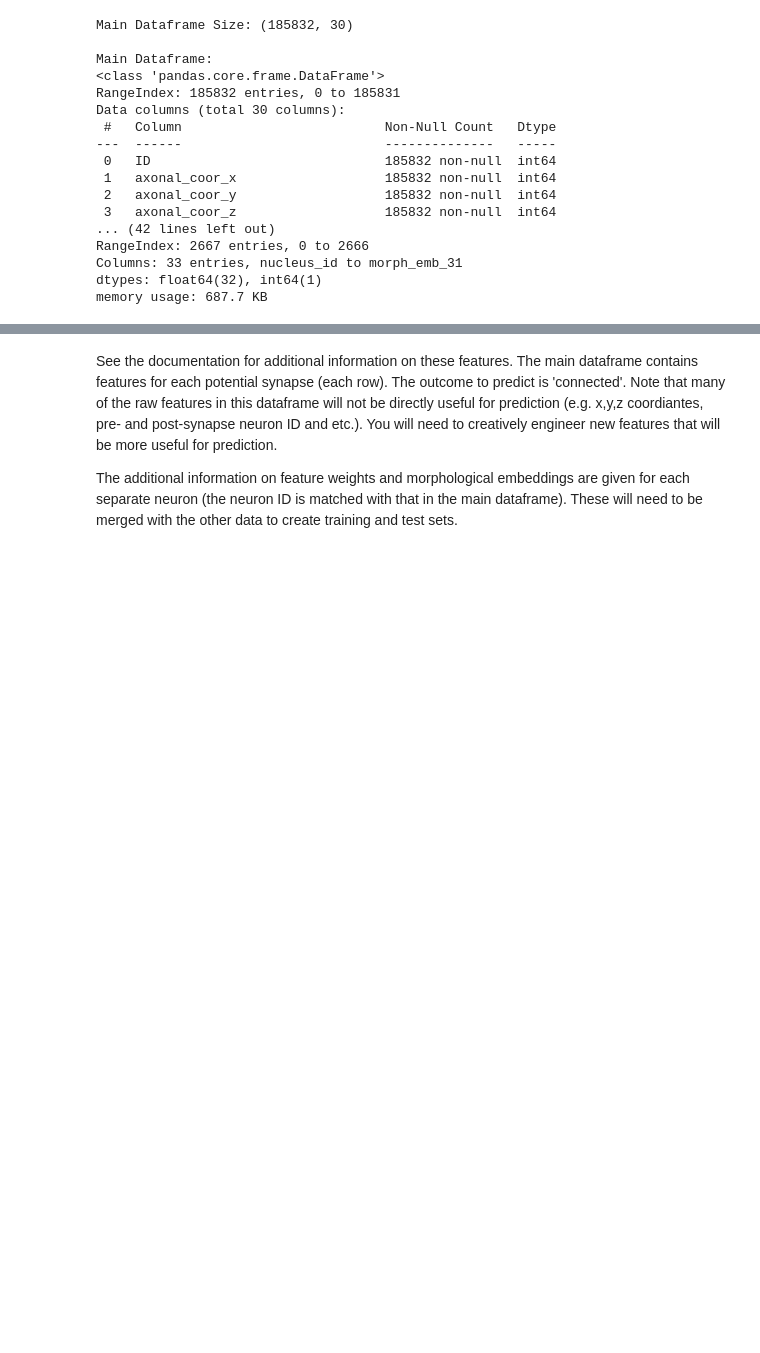
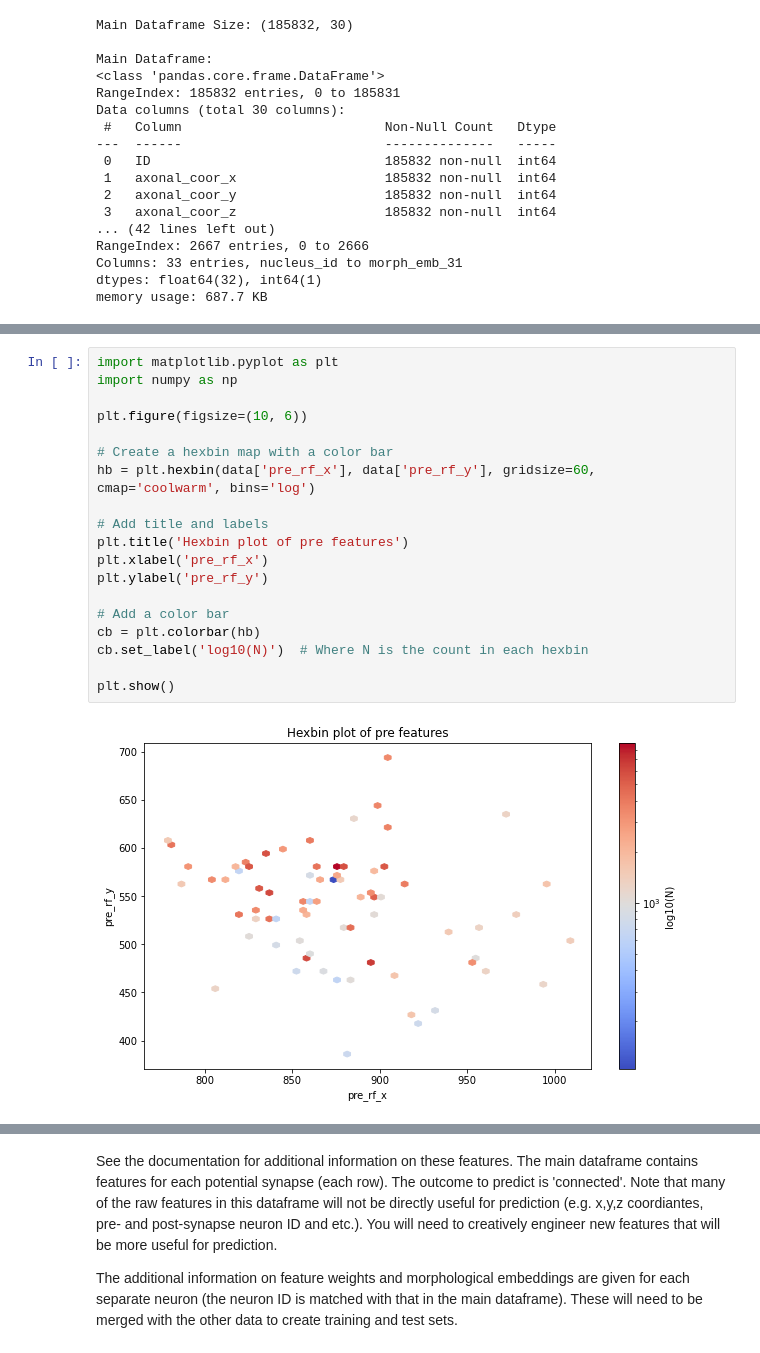
Before and after one commit to DanielCufino/elec478comp, a Jupyter notebook: example_nb_exploration.ipynb, the cells around one changed output, grey strips where cells are left out. Drawn from its saved outputs; the diff is of its cells as text; blank space fills up the shorter version.

```diff
--- a/example_nb_exploration.ipynb
+++ b/example_nb_exploration.ipynb
@@ -48,0 +74,21 @@ memory usage: 687.7 KB
+# %%
+import matplotlib.pyplot as plt
+import numpy as np
+
+plt.figure(figsize=(10, 6))
+
+# Create a hexbin map with a color bar
+hb = plt.hexbin(data['pre_rf_x'], data['pre_rf_y'], gridsize=60, cmap='coolwarm', bins='log')
+
+# Add title and labels
+plt.title('Hexbin plot of pre features')
+plt.xlabel('pre_rf_x')
+plt.ylabel('pre_rf_y')
+
+# Add a color bar
+cb = plt.colorbar(hb)
+cb.set_label('log10(N)')  # Where N is the count in each hexbin
+
+plt.show()
+# %% [output]
+[figure, added]
```
Also changed, not shown: parts of 9 cells of this notebook, 5 other files.
